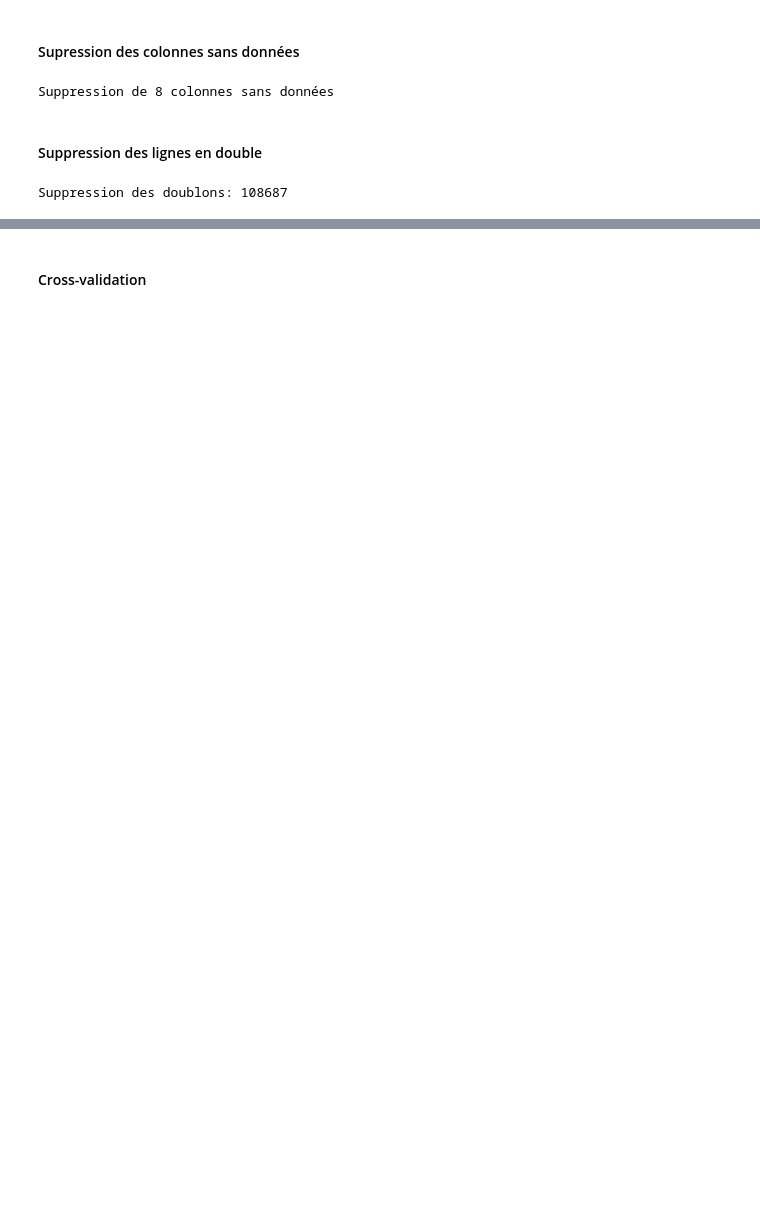
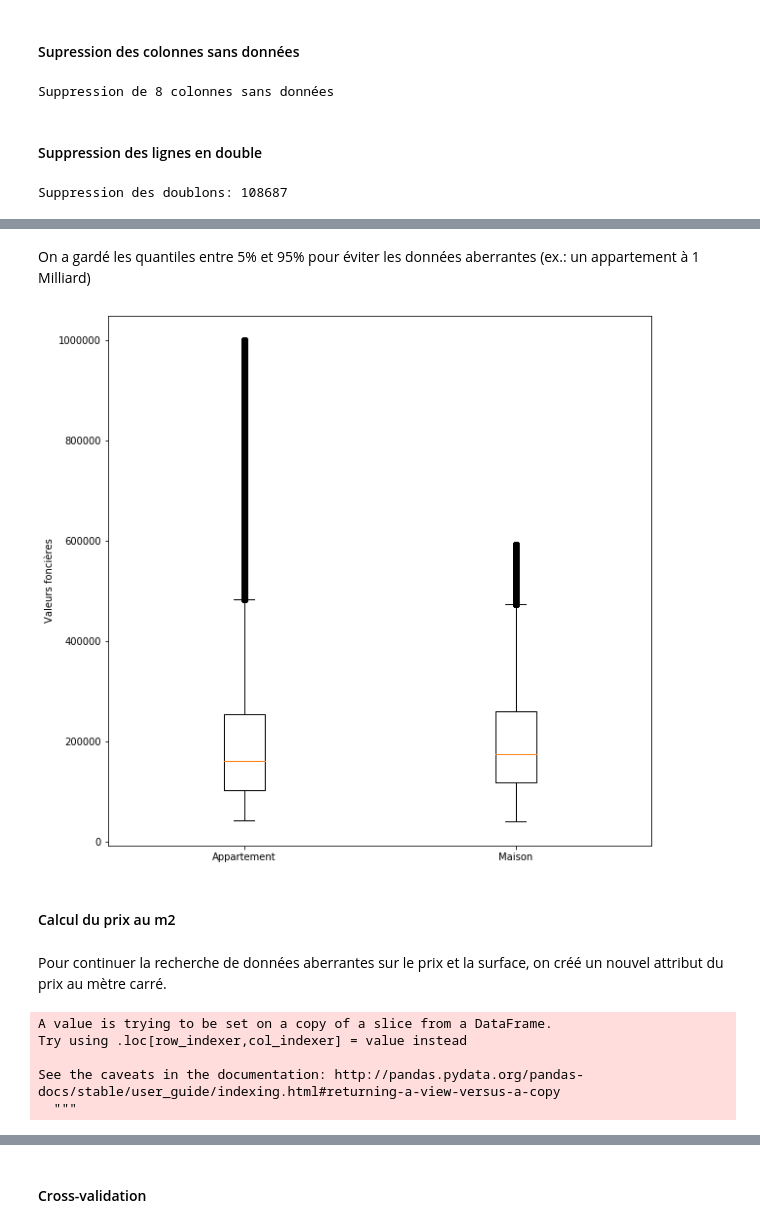
Before and after one commit to houseofai/french-realestate-price-prediction, a Jupyter notebook: Valeurs Foncieres Française.ipynb, the cells around one changed output, grey strips where cells are left out. Drawn from its saved outputs; the diff is of its cells as text; code cells hidden in the pictures; blank space fills up the shorter version.

```diff
--- a/Valeurs Foncieres Française.ipynb
+++ b/Valeurs Foncieres Française.ipynb
@@ -398,0 +108,4 @@ reg.score(X_test, y_test)
+# %%
+# Suppression des lignes où il n'y a pas de 'valeurs foncières'
+indexNames = df[df.valeur_fonciere.isnull()].index
+df.drop(indexNames, inplace=True)
@@ -398,0 +114,8 @@ reg.score(X_test, y_test)
+# %%
+def outliers(df, min_qtl, max_qtl):
+    q_inf = df.valeur_fonciere.quantile(min_qtl)
+    q_sup = df.valeur_fonciere.quantile(max_qtl)
+    df_no_out = df[(df.valeur_fonciere>q_inf) &
+                  (df.valeur_fonciere<q_sup)
+                  ]
+    return df_no_out
@@ -398,0 +124,7 @@ reg.score(X_test, y_test)
+# %%
+# Maison
+maison_df = df[df.code_type_local==1]
+print('Nb de maison: {}'.format(len(maison_df)))
+# Appartement
+appart_df = df[df.code_type_local==2]
+print('Nb d\'appartement: {}'.format(len(appart_df)))
@@ -398,0 +136,7 @@ reg.score(X_test, y_test)
+# %%
+# Suppression des valeurs foncières avec un quantile inférieur à 5% et supérieur à 95%
+appart_no_out = outliers(appart_df,.05,.95)
+print('Appartement:\n{}'.format(appart_no_out.valeur_fonciere.describe().apply(lambda x: format(x, 'f'))))
+
+maison_no_out = outliers(maison_df,.05,.95)
+print('\nMaison:\n{}'.format(maison_no_out.valeur_fonciere.describe().apply(lambda x: format(x, 'f'))))
@@ -398,0 +161,29 @@ reg.score(X_test, y_test)
+# %% [markdown]
+On a gardé les quantiles entre 5% et 95% pour éviter les données aberrantes (ex.: un appartement à 1 Milliard)
+# %%
+plt.figure(figsize=(10,10))
+plt.boxplot([appart_no_out.valeur_fonciere, maison_no_out.valeur_fonciere])
+plt.ylabel('Valeurs foncières')
+plt.xticks([1,2],['Appartement','Maison'])
+plt.show();
+# %% [output]
+[figure, added]
+# %% [markdown]
+#### Calcul du prix au m2
+# %% [markdown]
+Pour continuer la recherche de données aberrantes sur le prix et la surface, on créé un nouvel attribut du prix au mètre carré.
+# %%
+appart_no_out['total_m2'] = np.maximum((appart_no_out.surface_carrez_du_1er_lot.fillna(0) + \
+    appart_no_out.surface_carrez_du_2eme_lot.fillna(0) + \
+    appart_no_out.surface_carrez_du_3eme_lot.fillna(0) + \
+    appart_no_out.surface_carrez_du_4eme_lot.fillna(0) + \
+    appart_no_out.surface_carrez_du_5eme_lot.fillna(0)),appart_no_out.surface_reelle_bati)
+
+appart_no_out = appart_no_out[appart_no_out.total_m2>0]
+appart_no_out['prix_m2'] = round(appart_no_out.valeur_fonciere/appart_no_out.total_m2,2)
+# %% [output]
+A value is trying to be set on a copy of a slice from a DataFrame.
+Try using .loc[row_indexer,col_indexer] = value instead
+
+See the caveats in the documentation: http://pandas.pydata.org/pandas-docs/stable/user_guide/indexing.html#returning-a-view-versus-a-copy
+  """
```
Also changed, not shown: parts of 77 cells of this notebook.
